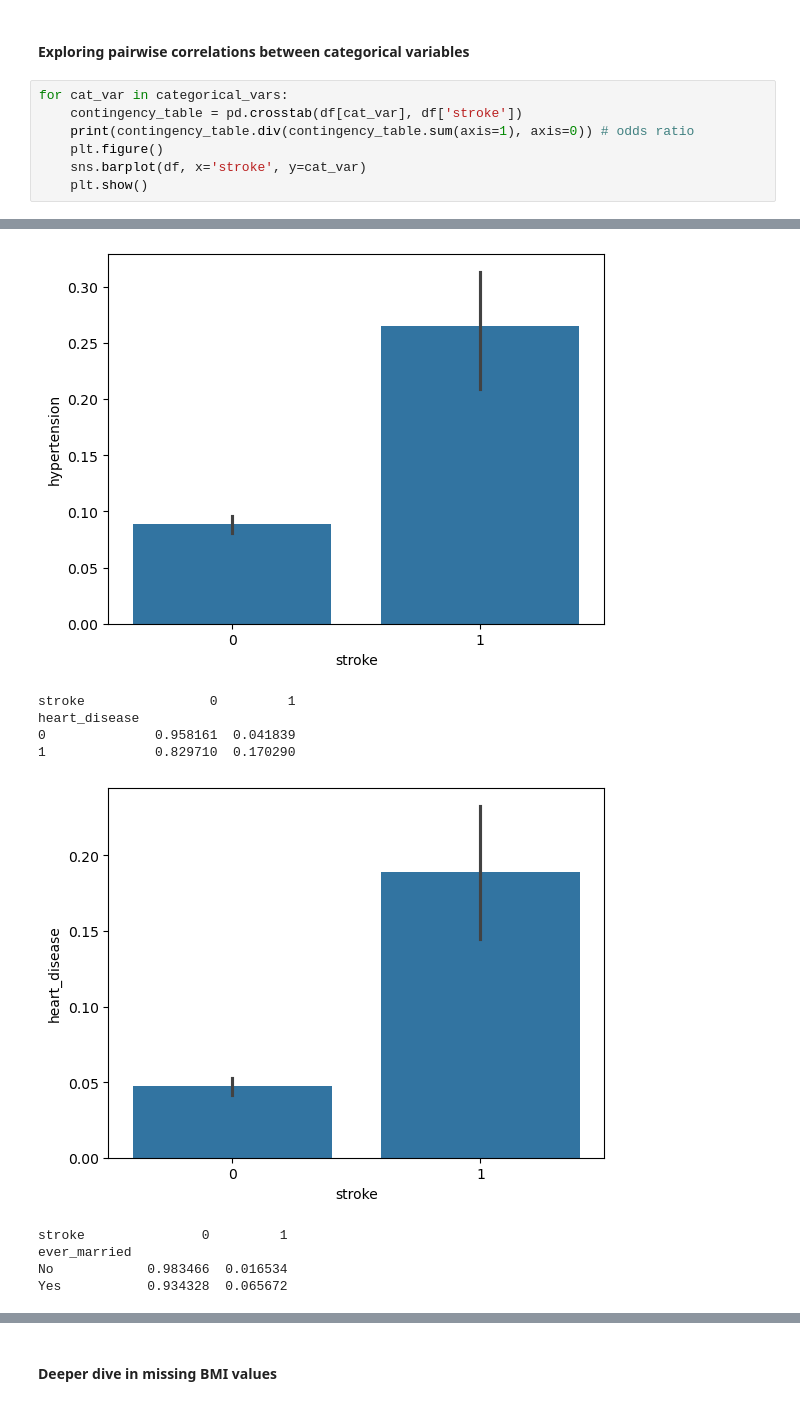
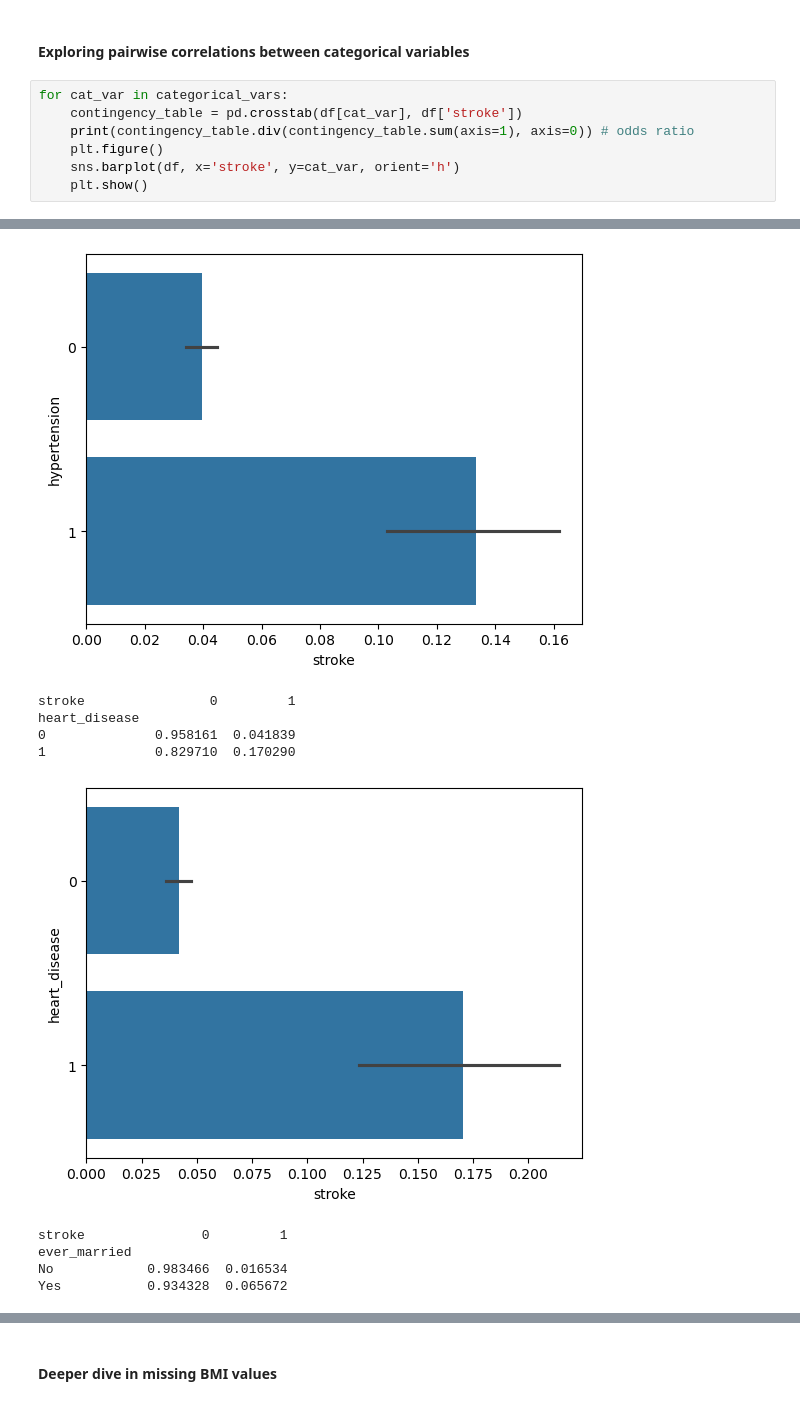
Before and after one commit to SamdGuizani/Python-ML-Labs-Project, a Jupyter notebook: Python ML Labs project_Stroke Prediction.ipynb, the cells around one changed output, grey strips where cells are left out. Drawn from its saved outputs; the diff is of its cells as text.

```diff
--- a/Python ML Labs project_Stroke Prediction.ipynb
+++ b/Python ML Labs project_Stroke Prediction.ipynb
@@ -441,26 +441,26 @@ for cont_var in continuous_vars:
 # %%
 for cat_var in categorical_vars:
     contingency_table = pd.crosstab(df[cat_var], df['stroke'])
     print(contingency_table.div(contingency_table.sum(axis=1), axis=0)) # odds ratio
     plt.figure()
-    sns.barplot(df, x='stroke', y=cat_var)
+    sns.barplot(df, x='stroke', y=cat_var, orient='h')
     plt.show()
 # %% [output]
 stroke         0         1
 gender
 Female  0.952874  0.047126
 Male    0.948864  0.051136
 [figure]
 stroke               0         1
 hypertension
 0             0.960295  0.039705
 1             0.866667  0.133333
-[figure, old version]
+[figure, new version]
 stroke                0         1
 heart_disease
 0              0.958161  0.041839
 1              0.829710  0.170290
-[figure, old version]
+[figure, new version]
 stroke               0         1
 ever_married
 No            0.983466  0.016534
```
Also changed, not shown: parts of 7 cells of this notebook, 1 other file.
